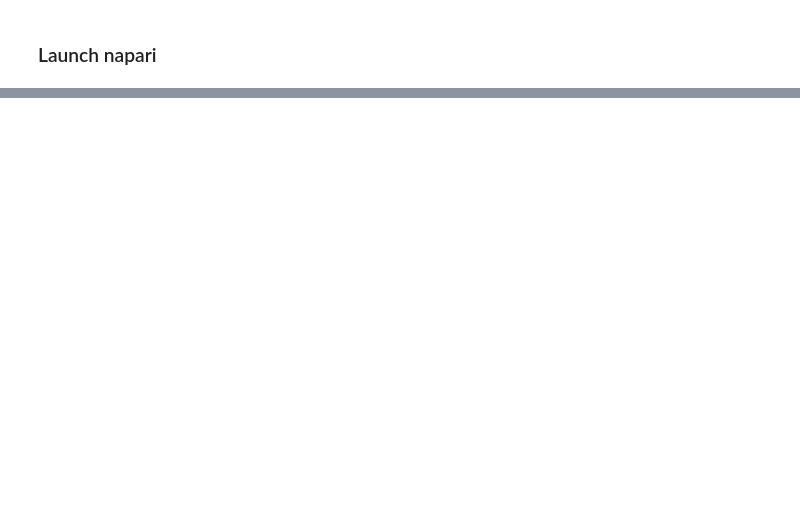
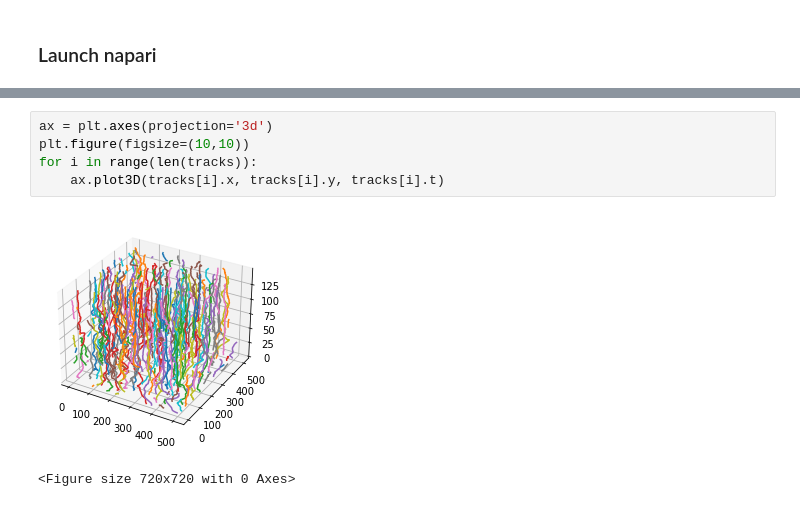
Before and after one commit to nthndy/cell-comp-analysis, a Jupyter notebook: commitment_analysis/commitment_analysis_raw_data_viewer.ipynb, the cells around one changed output, grey strips where cells are left out. Saved outputs shown, nothing was run; the diff lists cells and outputs as text; blank space fills up the shorter version.

```diff
--- a/commitment_analysis/commitment_analysis_raw_data_viewer.ipynb
+++ b/commitment_analysis/commitment_analysis_raw_data_viewer.ipynb
@@ -194,0 +228,8 @@ NotebookApp.rate_limit_window=3.0 (secs)
+# %%
+ax = plt.axes(projection='3d')
+plt.figure(figsize=(10,10))
+for i in range(len(tracks)):
+    ax.plot3D(tracks[i].x, tracks[i].y, tracks[i].t)
+# %% [output]
+[figure, added]
+<Figure size 720x720 with 0 Axes>
```
Also changed, not shown: parts of 23 cells of this notebook.
